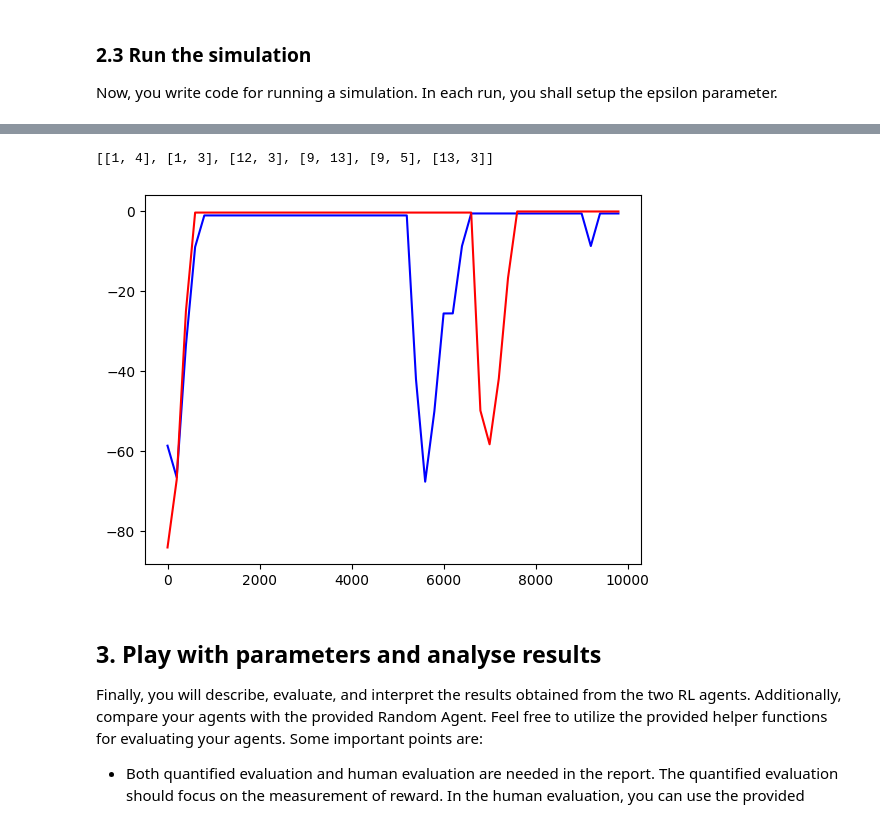
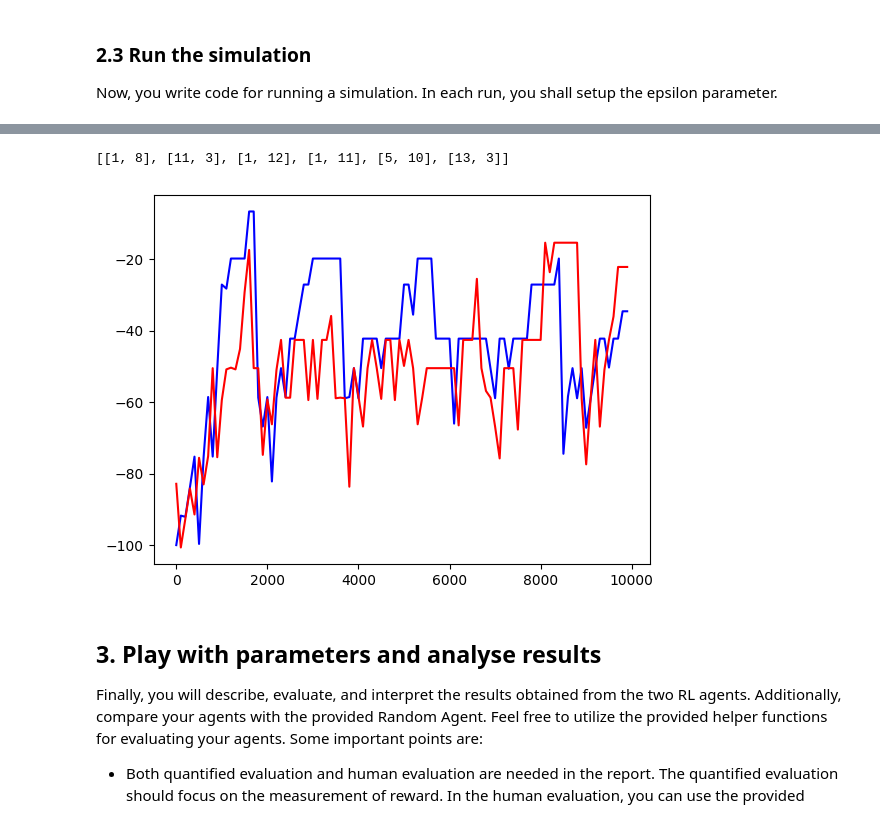
Before and after one commit to MarognaLorenzo/ApplicationOfMachineLearning, a Jupyter notebook: Assignment4/notebooks/Lorenzo.ipynb, the cells around one changed output, grey strips where cells are left out. Saved outputs shown, nothing was run; the diff lists cells and outputs as text; code cells hidden in the pictures.

```diff
--- a/Assignment4/notebooks/Lorenzo.ipynb
+++ b/Assignment4/notebooks/Lorenzo.ipynb
@@ -318,7 +318,7 @@ class QLearningAgent():
                                     (self.gamma * self.q_table[tuple(next_state)][self.select_action(next_state, use_greedy_strategy=True)])
                                     -  self.q_table[tuple(state)][action]
                                     )
-    def train(self, episodes = 10000, env:TaskEnv = None, disableTQDM = True):
+    def train(self, episodes = 10000, env:TaskEnv = None, disableTQDM = False):
         for _ in tqdm(range(episodes), disable = disableTQDM):
             current_state = env.reset()
             while True:
@@ -424,7 +422,7 @@ TypeError: Population must be a sequence.  For dicts or sets, use sorted(d).
 # %%
 def get_starting_positions(env: TaskEnv = None, k: int = 5):
         gx, gy = env.goal_idx[0]
-        dist = 1
+        dist = 3
         res = []
         while len(res) <= k:
             start_tmp = random.sample(list(env.maze.objects.free.positions), 1)[0]
@@ -438,13 +436,13 @@ def get_starting_positions(env: TaskEnv = None, k: int = 5):
 
 get_starting_positions(env)
 # %% [output]
-[[1, 4], [1, 3], [12, 3], [9, 13], [9, 5], [13, 3]]
+[[1, 8], [11, 3], [1, 12], [1, 11], [5, 10], [13, 3]]
 # %%
 def test_agent(env: TaskEnv = None, agent : SARSAAgent | QLearningAgent | RandomAgent = None, total_training=10000, step = 200):
     starting_positions = get_starting_positions(env)
     scores = []
-    for _ in np.arange(0,total_training, step):
-        agent.train(step,env)
+    for _ in tqdm(np.arange(0,total_training, step)):
+        agent.train(step,env, disableTQDM=True)
         sum = 0
         for position in starting_positions:
             sum += agent.score(env, position)
@@ -454,15 +452,18 @@ def test_agent(env: TaskEnv = None, agent : SARSAAgent | QLearningAgent | Random
 newsagent = SARSAAgent(env)
 newqagent = QLearningAgent(env)
 # %%
-sscores = test_agent(env, newsagent)
-qscores = test_agent(env, newqagent)
+total = 10000
+step = 100
+
+sscores = test_agent(env, newsagent, total_training=total, step=step)
+qscores = test_agent(env, newqagent, total_training=total, step=step)
 # %%
-time = np.arange(0,10000,200)
+time = np.arange(0,total,step)
 plt.plot(time, sscores, label = "SARSA", color = 'blue')
 plt.plot(time, qscores, label = "Q Learner", color = 'red')
 plt.show()
 # %% [output]
-[figure, old version]
+[figure, new version]
 # %% [markdown]
  ## 3. Play with parameters and analyse results
 
```
Also changed, not shown: parts of 11 cells of this notebook.
